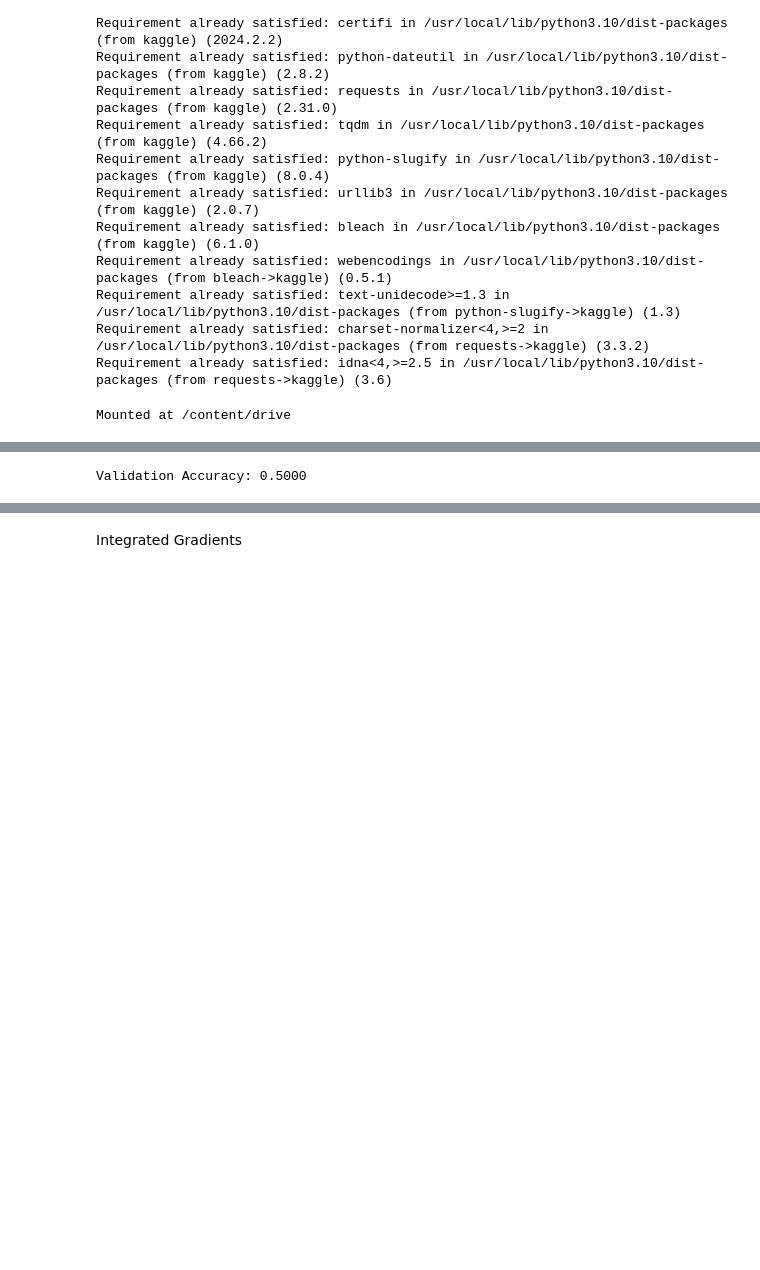
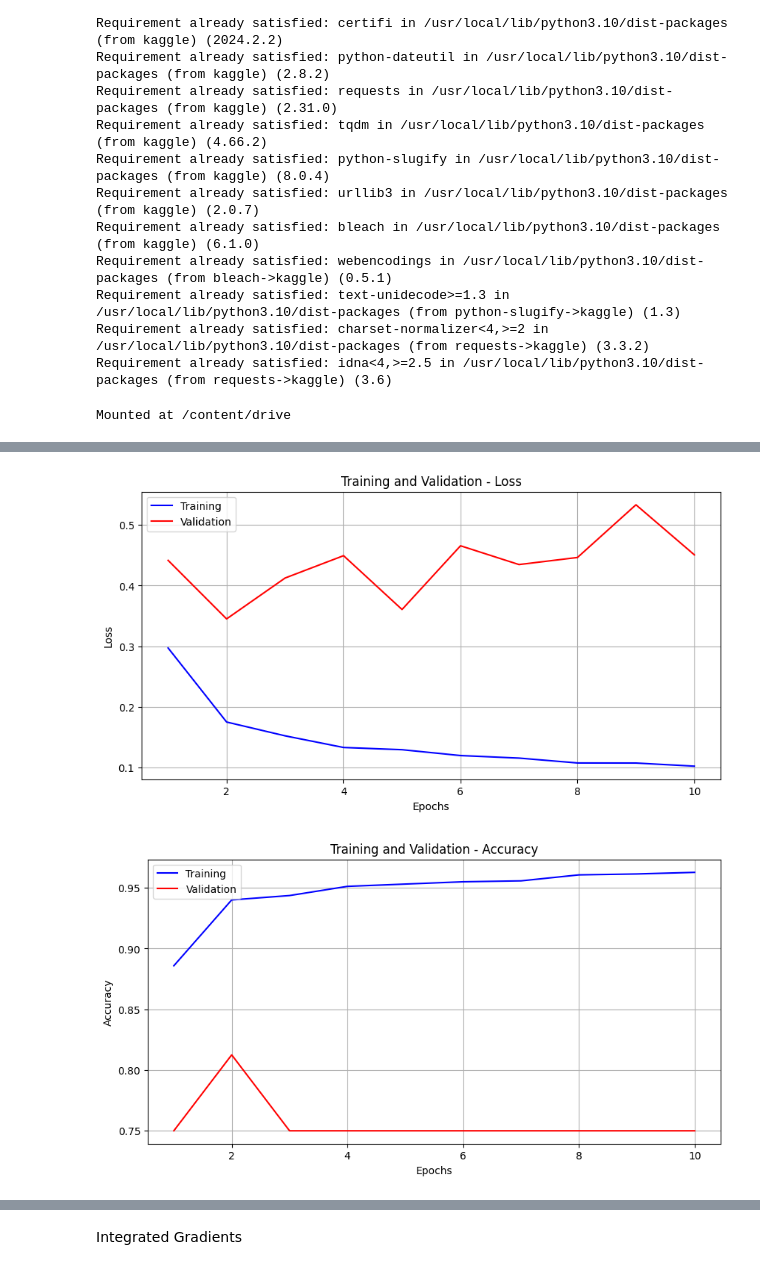
Before and after one commit to heden1/Interpretable-and-Explainable-Classification-for-Medical-Data, a Jupyter notebook: Part_02/ML4HC_Part02.ipynb, the cells around one changed output, grey strips where cells are left out. Saved outputs shown, nothing was run; the diff lists cells and outputs as text; code cells hidden in the pictures; blank space fills up the shorter version.

```diff
--- a/Part_02/ML4HC_Part02.ipynb
+++ b/Part_02/ML4HC_Part02.ipynb
@@ -150,0 +249,20 @@ plt.show()
+# %%
+# train
+loss_train_hist = []
+loss_valid_hist = []
+acc_train_hist = []
+acc_valid_hist = []
+
+for epoch in range(num_epochs):
+  print(f"Epoch: {epoch+1}/{num_epochs}")
+
+  model, loss_train, acc_train = train_epoch(model, criterion, optimizer)
+  loss_valid, acc_valid = evaluate(model, criterion)
+
+  acc_valid = acc_valid.cpu().numpy()
+  loss_train_hist.append(loss_train)
+  loss_valid_hist.append(loss_valid)
+  acc_train_hist.append(acc_train)
+  acc_valid_hist.append(acc_valid)
+
+  print(f"Train: Loss {loss_train:.2}, Accuracy {acc_train:.2}; Validation: Loss {loss_valid:.2}, Accuracy {acc_valid:.2}")
@@ -219,19 +324,0 @@ torch.save(model.state_dict(), 'trained_model_240414_512pix.pth')
-# %%
-# Evaluate the model on the validation set
-device = torch.device("cuda" if torch.cuda.is_available() else "cpu")
-model.to(device)
-model.eval()
-correct = 0
-total = 0
-with torch.no_grad():
-    for images, labels in val:
-        images, labels = images.to(device), labels.to(device)
-        outputs = model(images)
-        _, predicted = torch.max(outputs, 1)
-        total += labels.size(0)
-        correct += (predicted == labels).sum().item()
-
-accuracy = correct / total
-print(f"Validation Accuracy: {accuracy:.4f}")
-# %% [output]
-Validation Accuracy: 0.5000
@@ -237,0 +330,27 @@ Validation Accuracy: 0.5000
+# %%
+epochs = range(1, num_epochs + 1)
+
+# Plot Loss
+plt.figure(figsize=(10, 5))
+plt.plot(epochs, loss_train_hist, 'b', label='Training')
+plt.plot(epochs, loss_valid_hist, 'r', label='Validation')
+plt.title('Training and Validation - Loss')
+plt.xlabel('Epochs')
+plt.ylabel('Loss')
+plt.legend()
+plt.grid(True)
+plt.show()
+
+# Plot Accuracy
+plt.figure(figsize=(10, 5))
+plt.plot(epochs, acc_train_hist, 'b', label='Training')
+plt.plot(epochs, acc_valid_hist, 'r', label='Validation')
+plt.title('Training and Validation - Accuracy')
+plt.xlabel('Epochs')
+plt.ylabel('Accuracy')
+plt.legend()
+plt.grid(True)
+plt.show()
+# %% [output]
+[figure, added]
+[figure, added]
```
Also changed, not shown: parts of 43 cells of this notebook.
